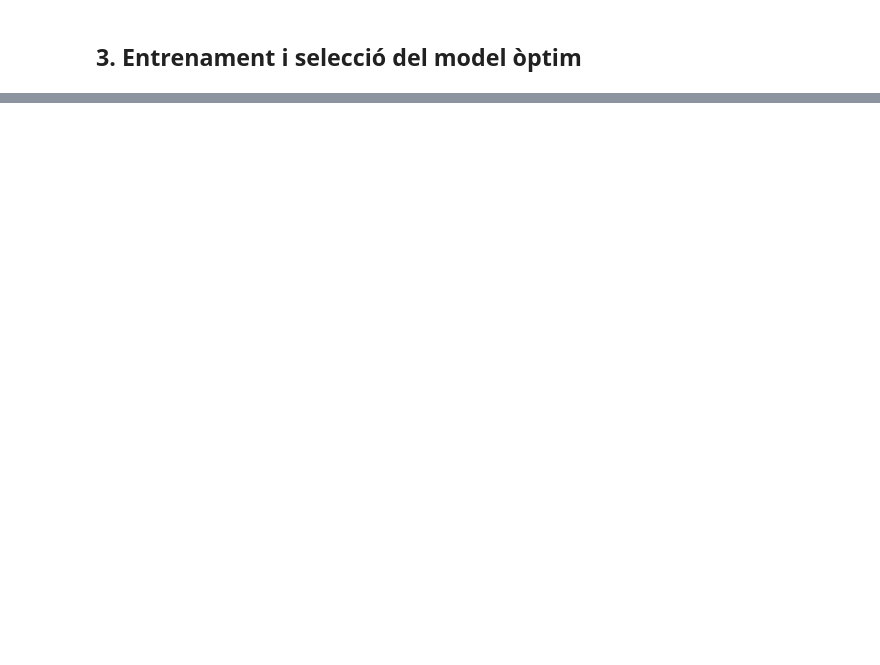
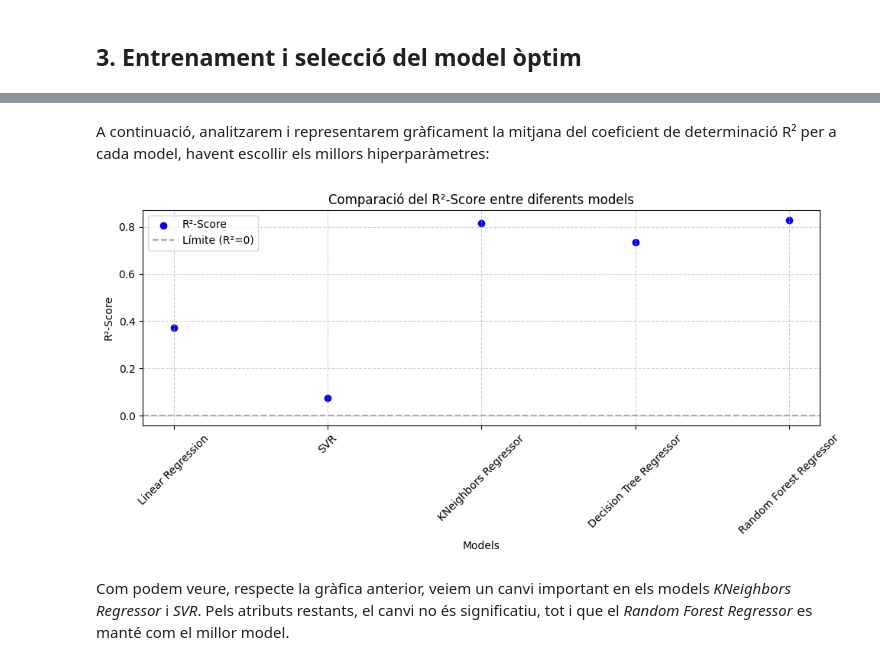
Before and after one commit to NIU1672001/Google-Play-Store-Apps, a Jupyter notebook: Google Play Store Apps.ipynb, the cells around one changed output, grey strips where cells are left out. Drawn from its saved outputs; the diff is of its cells as text; code cells hidden in the pictures; blank space fills up the shorter version.

```diff
--- a/Google Play Store Apps.ipynb
+++ b/Google Play Store Apps.ipynb
@@ -837,0 +1061,20 @@ Com podem veure, ha hagut una millora important, dels 161 atributs que teniem el
+# %% [markdown]
+A continuació, analitzarem i representarem gràficament la mitjana del coeficient de determinació R² per a cada model, havent escollir els millors hiperparàmetres:
+# %%
+plt.figure(figsize=(10, 5))
+plt.scatter(models, r2_means, color='blue', label='R²-Score')
+plt.axhline(0, color='darkgray', linestyle='--', linewidth=1.5, label='Límite (R²=0)')
+
+# Etiquetas y formato
+plt.xlabel('Models')
+plt.ylabel('R²-Score')
+plt.title('Comparació del R²-Score entre diferents models')
+plt.grid(True, linestyle='--', alpha=0.6)
+plt.xticks(rotation=45)
+plt.legend()
+plt.tight_layout()
+plt.show()
+# %% [output]
+[figure, added]
+# %% [markdown]
+Com podem veure, respecte la gràfica anterior, veiem un canvi important en els models *KNeighbors Regressor* i *SVR*. Pels atributs restants, el canvi no és significatiu, tot i que el *Random Forest Regressor* es manté com el millor model.
```
Also changed, not shown: parts of 14 cells of this notebook.
